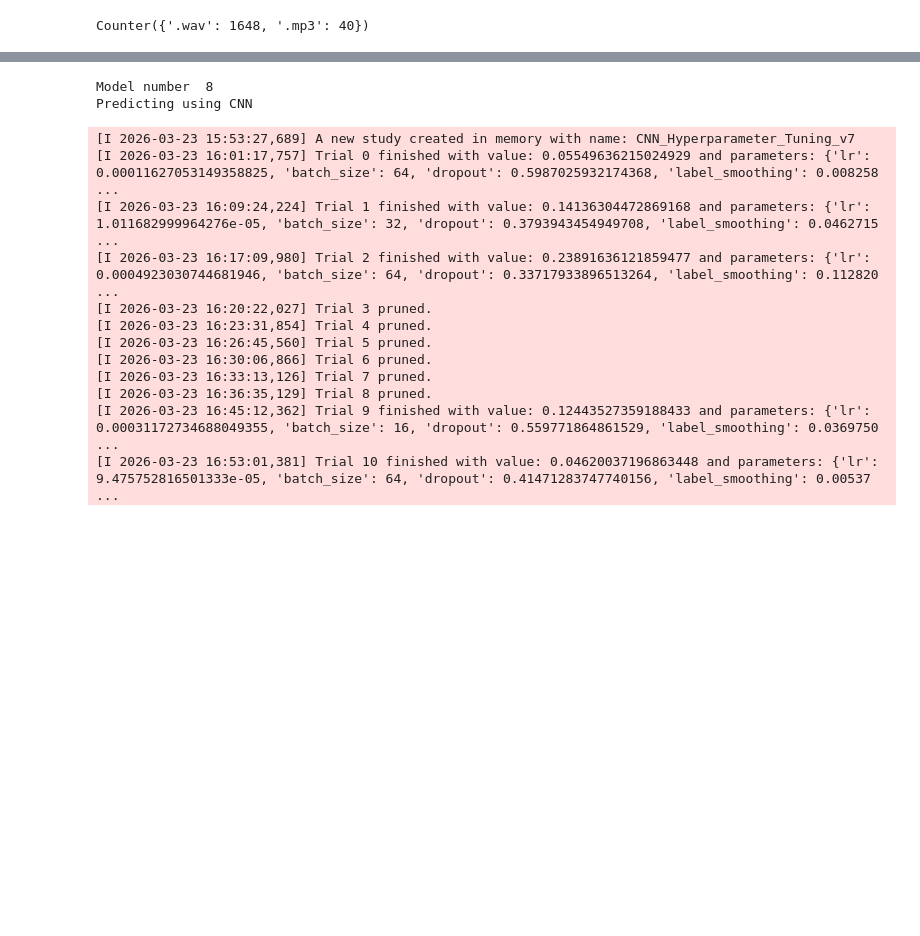
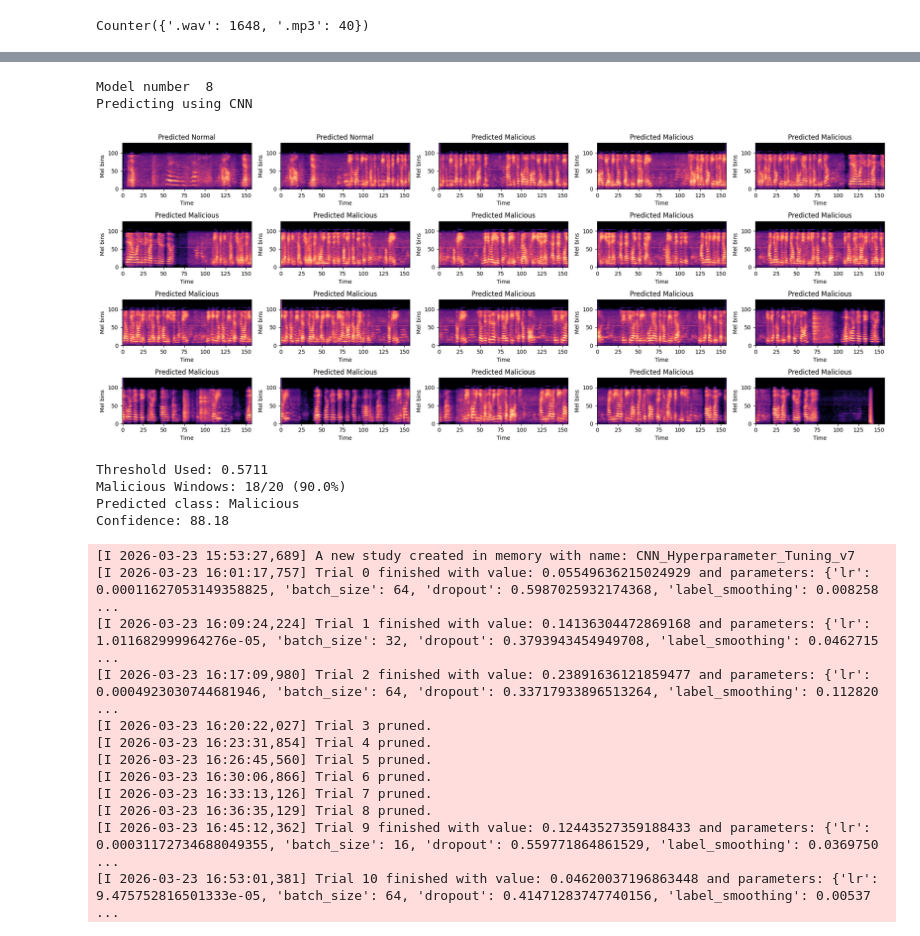
Before and after one commit to DragosMarinescu19/MaliciousCallDetection, a Jupyter notebook: Spectrograms.ipynb, the cells around one changed output, grey strips where cells are left out. Saved outputs shown, nothing was run; the diff lists cells and outputs as text; code cells hidden in the pictures; blank space fills up the shorter version.

```diff
--- a/Spectrograms.ipynb
+++ b/Spectrograms.ipynb
@@ -203,7 +203,7 @@ def configure_optimizer(model: nn.Module,lr=0.001) -> optim.Optimizer:
     return optim.Adam(model.parameters(), lr)
 
 class CNN(nn.Module):
-    def __init__(self,dropout=0.5):
+    def __init__(self,dropout=0.41):
         super(CNN, self).__init__()
         self.features = nn.Sequential(
             #we use padding because we don't want to loose pixels from the images margins, now the output matrix is exactly as the input
@@ -238,7 +238,7 @@ class CNN(nn.Module):
             nn.Flatten(),
             nn.Linear(256, 256), # It's 256 because the last Conv2d output 256 channels
             nn.ReLU(),
-            nn.Dropout(0.41), # Added dropout to prevent overfitting
+            nn.Dropout(dropout), # Added dropout to prevent overfitting
             nn.Linear(256, 2) # 2=num_classes
         )
 
@@ -756,7 +729,7 @@ def predict_audio(model_path,file_path,device,model_number,sr=16000, n_mels=128,
     model=OldCNN()
     print("Predicting using OldCNN")
   else:
-    if model_number>8:
+    if model_number==9:
       model = ResNet18()
       print("Predicting using ResNet18")
     else:
@@ -862,22 +835,27 @@ def predict_audio(model_path,file_path,device,model_number,sr=16000, n_mels=128,
 # %%
 #import sounddevice as sd for audio recording
 from scipy.io.wavfile import write
 import os
 import librosa
 import torch
 import numpy as np
 import torch
 
 device = torch.device("cuda" if torch.cuda.is_available() else "cpu")
 model_path="/content/drive/MyDrive/MaliciousCallDetection/models/malicious_call_detector_v8_best.pt"
-file_path = "/content/drive/MyDrive/MaliciousCallDetection/records/Sales Call example 1 [4ostqJD3Psc].wav"
+file_path = "/content/drive/MyDrive/MaliciousCallDetection/records/Microsoft Support Call Scam Audio Recording [Spr6FIslC-8].wav"
 
 model_number=int(model_path.split("_v")[1].split("_best")[0])
 print("Model number ",model_number)
 predict_audio(model_path,file_path,device,model_number)
 # %% [output]
 Model number  8
 Predicting using CNN
+[figure, added]
+Threshold Used: 0.5711
+Malicious Windows: 18/20 (90.0%)
+Predicted class: Malicious
+Confidence: 88.18
 # %%
 !yt-dlp -f bestaudio --extract-audio --audio-format wav https://www.youtube.com/watch?v=4ostqJD3Psc
 # %%
```
Also changed, not shown: parts of 7 cells of this notebook.
